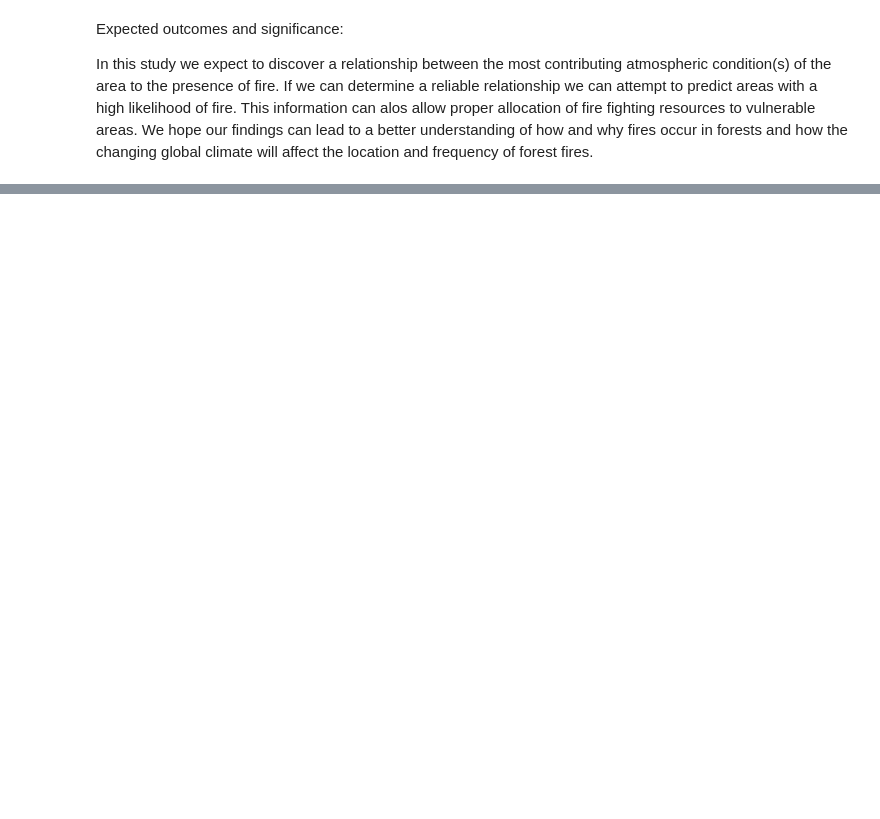
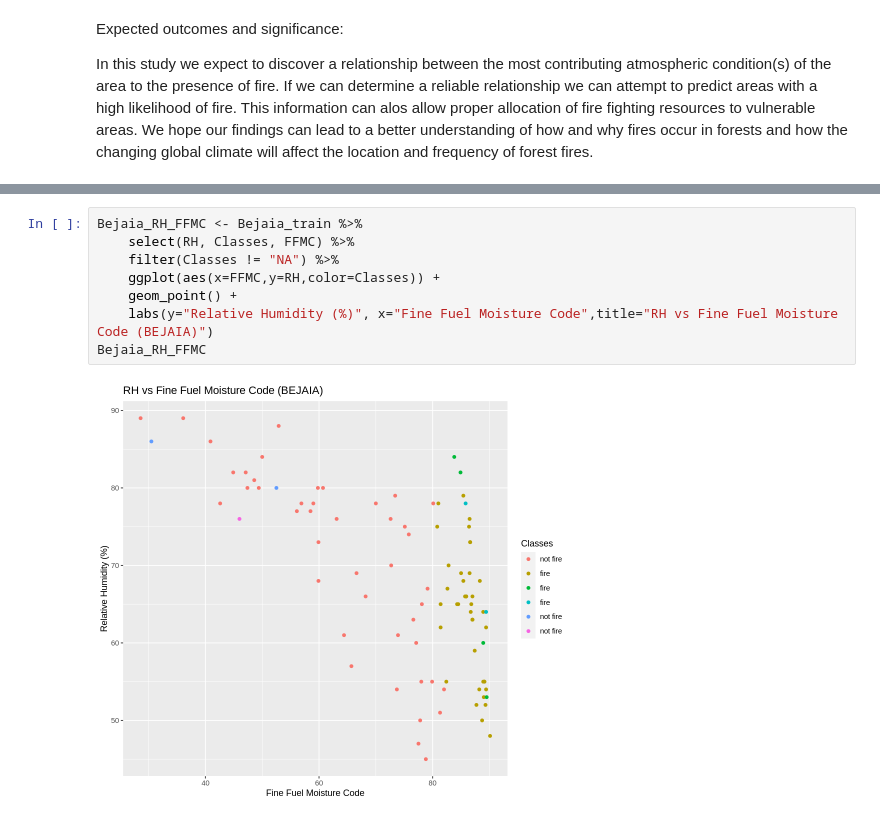
Before and after one commit to Bchau02/DSCI-100-Group-11-Project, a Jupyter notebook: Project.ipynb, the cells around one changed output, grey strips where cells are left out. Saved outputs shown, nothing was run; the diff lists cells and outputs as text; blank space fills up the shorter version.

```diff
--- a/Project.ipynb
+++ b/Project.ipynb
@@ -320,0 +303,10 @@ Bejaia_RH_DC
+# %%
+Bejaia_RH_FFMC <- Bejaia_train %>%
+    select(RH, Classes, FFMC) %>%
+    filter(Classes != "NA") %>%
+    ggplot(aes(x=FFMC,y=RH,color=Classes)) +
+    geom_point() +
+    labs(y="Relative Humidity (%)", x="Fine Fuel Moisture Code",title="RH vs Fine Fuel Moisture Code (BEJAIA)")
+Bejaia_RH_FFMC
+# %% [output]
+[figure, added]
```
Also changed, not shown: parts of 8 cells of this notebook.
